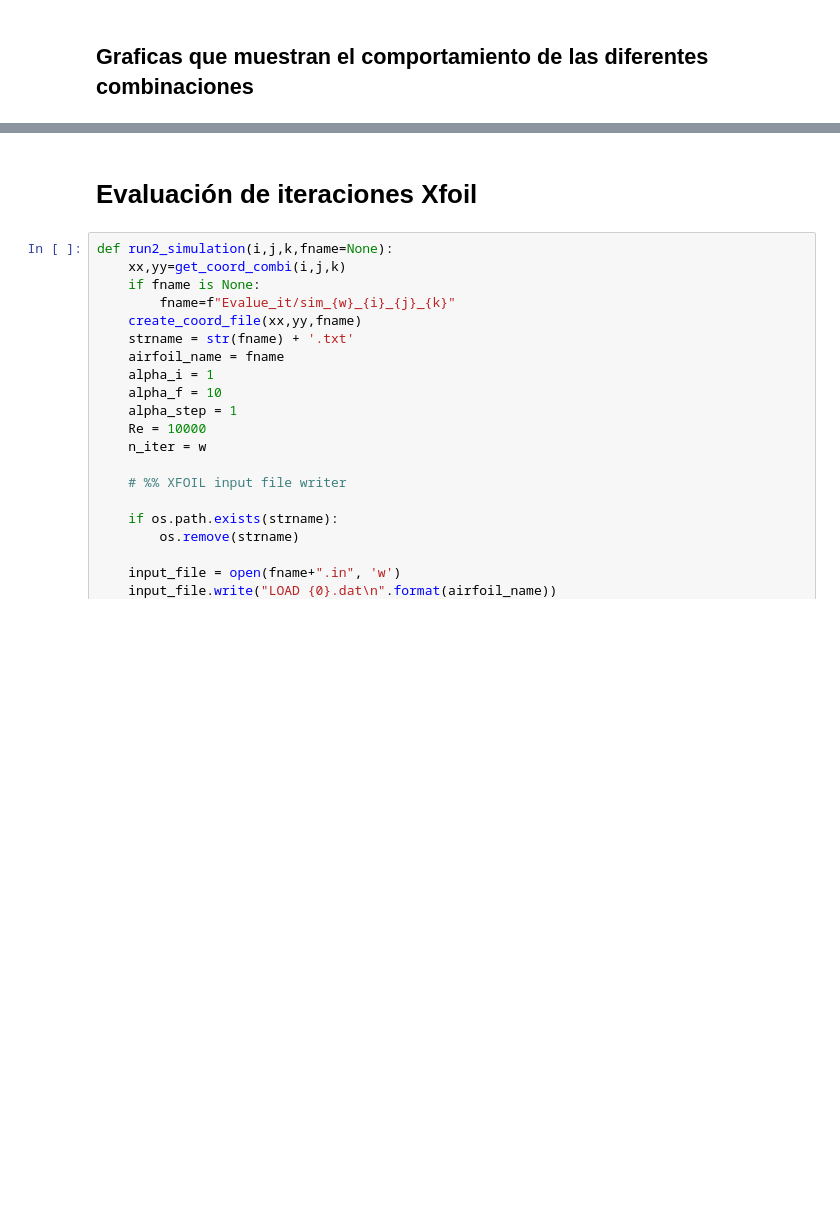
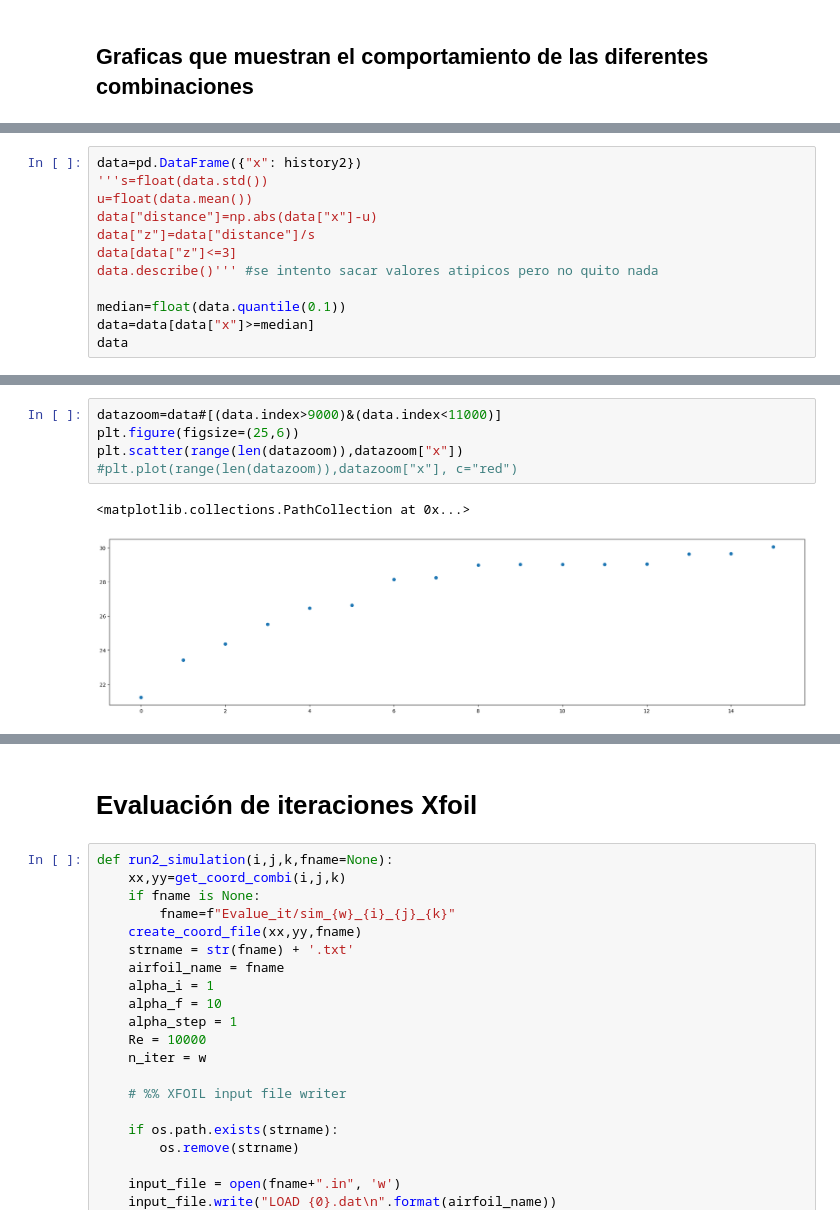
Before and after one commit to Kijoselo/opt_air, a Jupyter notebook: Eficiencia de todas las combinaciones.ipynb, the cells around one changed output, grey strips where cells are left out. Saved outputs shown, nothing was run; the diff lists cells and outputs as text; blank space fills up the shorter version.

```diff
--- a/Eficiencia de todas las combinaciones.ipynb
+++ b/Eficiencia de todas las combinaciones.ipynb
@@ -652,0 +681,12 @@ plot_combi(50.01453633, 149.98722677, 149.98587464, 148.99955308,        99.9907
+# %%
+data=pd.DataFrame({"x": history2})
+'''s=float(data.std())
+u=float(data.mean())
+data["distance"]=np.abs(data["x"]-u)
+data["z"]=data["distance"]/s
+data[data["z"]<=3]
+data.describe()''' #se intento sacar valores atipicos pero no quito nada
+
+median=float(data.quantile(0.1))
+data=data[data["x"]>=median]
+data
@@ -652,0 +711,8 @@ plot_combi(50.01453633, 149.98722677, 149.98587464, 148.99955308,        99.9907
+# %%
+datazoom=data#[(data.index>9000)&(data.index<11000)]
+plt.figure(figsize=(25,6))
+plt.scatter(range(len(datazoom)),datazoom["x"])
+#plt.plot(range(len(datazoom)),datazoom["x"], c="red")
+# %% [output]
+<matplotlib.collections.PathCollection at 0x...>
+[figure, added]
```
Also changed, not shown: parts of 38 cells of this notebook.
